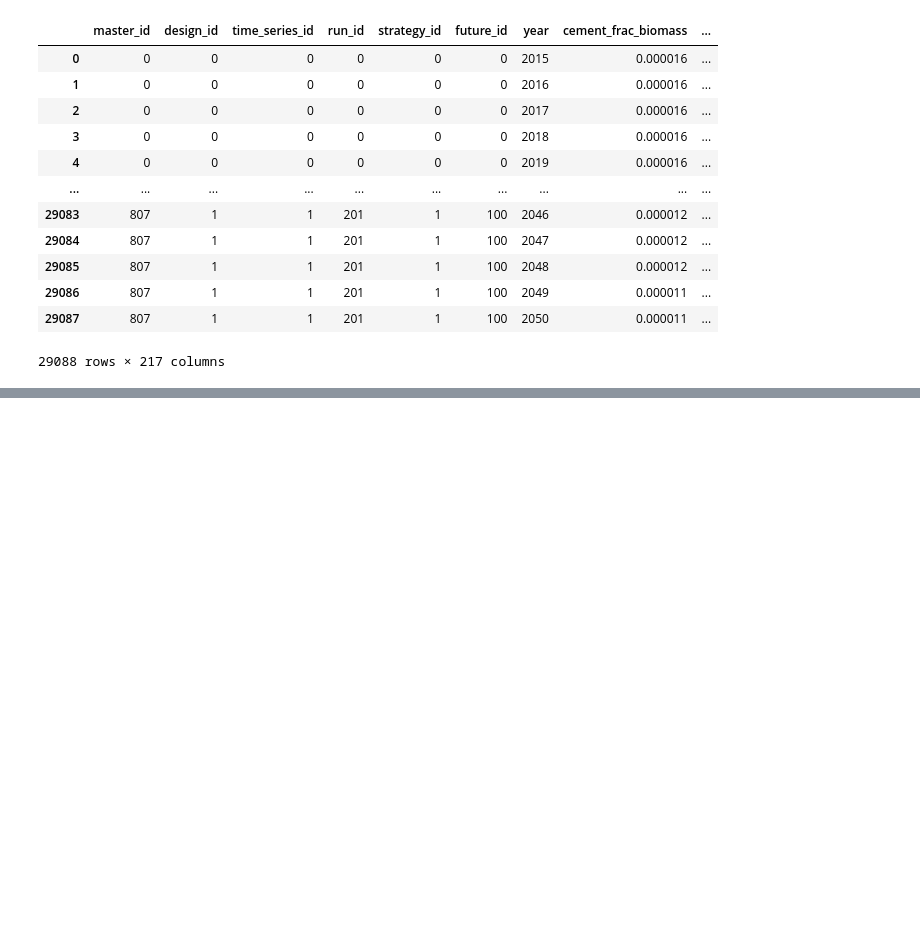
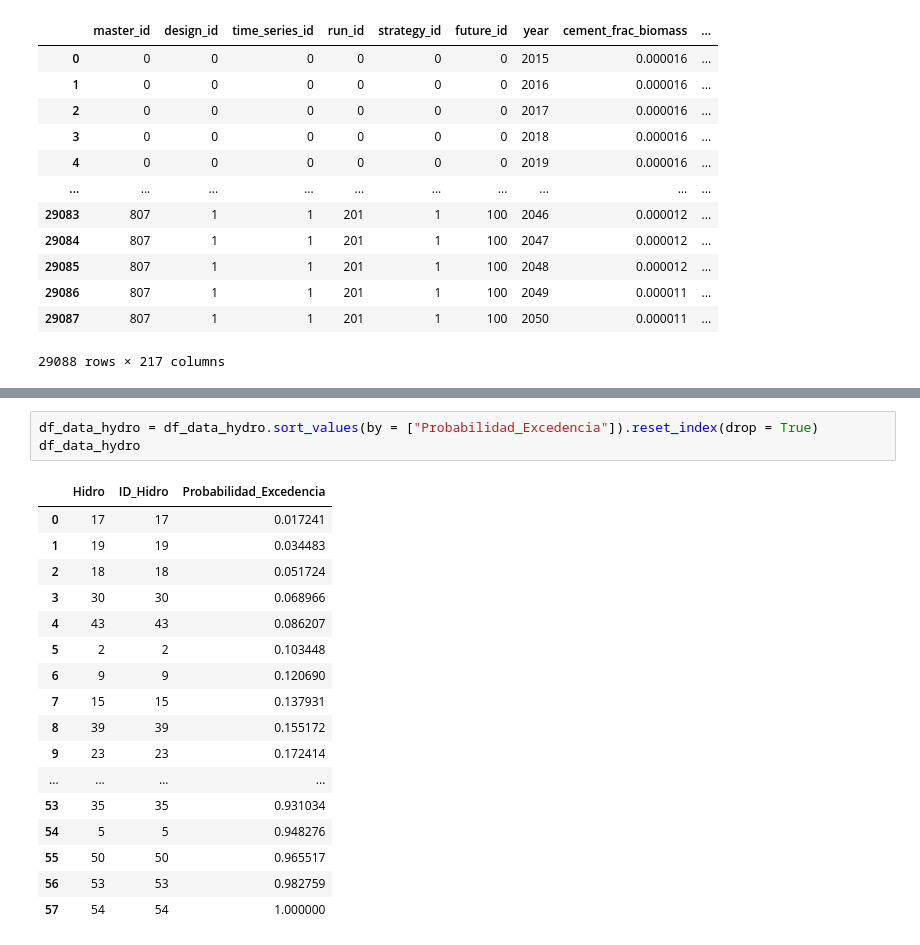
Before and after one commit to emolinaperez/MultiSector_LTS_Chile, a Jupyter notebook: python/integrate_mma_param_ranges.ipynb, the cells around one changed output, grey strips where cells are left out. Saved outputs shown, nothing was run; the diff lists cells and outputs as text; blank space fills up the shorter version.

```diff
--- a/python/integrate_mma_param_ranges.ipynb
+++ b/python/integrate_mma_param_ranges.ipynb
@@ -156,0 +225,21 @@ df_ed
+# %%
+df_data_hydro = df_data_hydro.sort_values(by = ["Probabilidad_Excedencia"]).reset_index(drop = True)
+df_data_hydro
+# %% [output]
+|  | Hidro | ID_Hidro | Probabilidad_Excedencia |
+| 0 | 17 | 17 | 0.017241 |
+| 1 | 19 | 19 | 0.034483 |
+| 2 | 18 | 18 | 0.051724 |
+| 3 | 30 | 30 | 0.068966 |
+| 4 | 43 | 43 | 0.086207 |
+| 5 | 2 | 2 | 0.103448 |
+| 6 | 9 | 9 | 0.120690 |
+| 7 | 15 | 15 | 0.137931 |
+| 8 | 39 | 39 | 0.155172 |
+| 9 | 23 | 23 | 0.172414 |
+| ... | ... | ... | ... |
+| 53 | 35 | 35 | 0.931034 |
+| 54 | 5 | 5 | 0.948276 |
+| 55 | 50 | 50 | 0.965517 |
+| 56 | 53 | 53 | 0.982759 |
+| 57 | 54 | 54 | 1.000000 |
```
Also changed, not shown: parts of 16 cells of this notebook, 49 other files.
